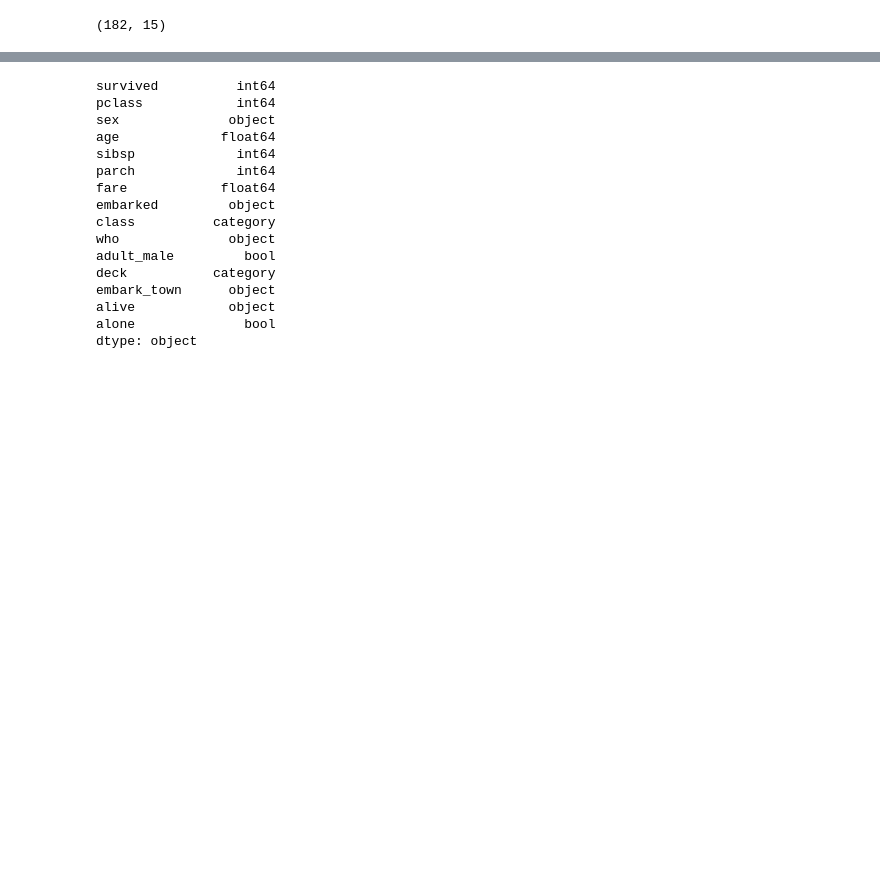
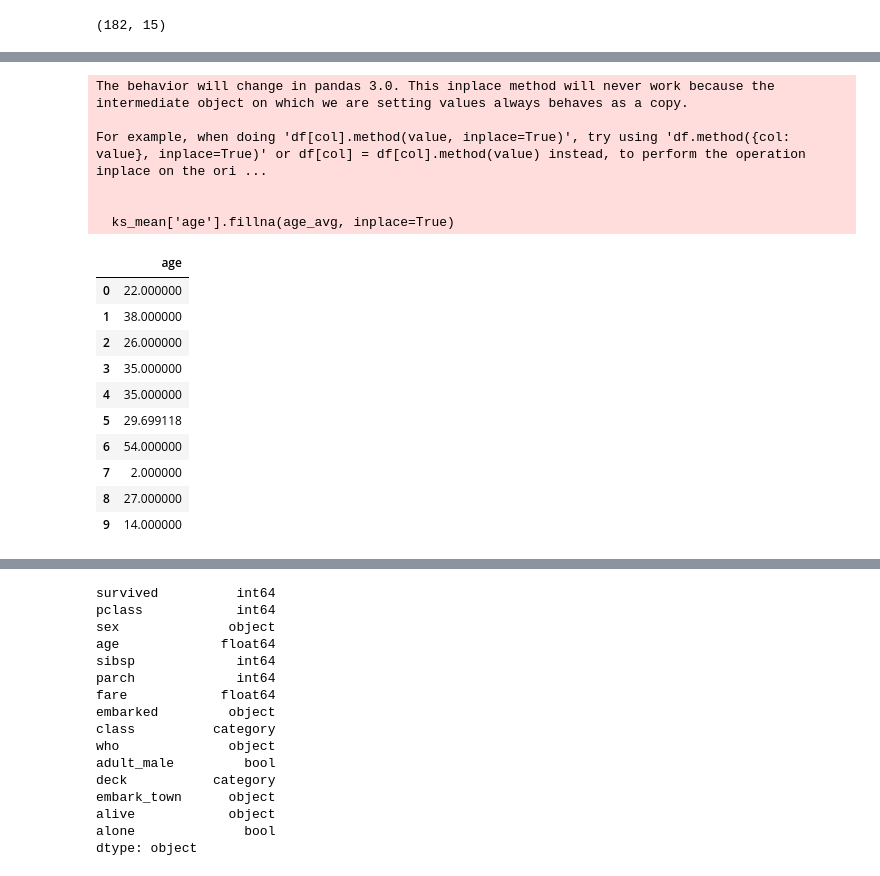
Before and after one commit to MAbdullah10/Data-Science-with-Python, a Jupyter notebook: 03 data analysis/03 data wrangling/datawrangling.ipynb, the cells around one changed output, grey strips where cells are left out. Saved outputs shown, nothing was run; the diff lists cells and outputs as text; code cells hidden in the pictures; blank space fills up the shorter version.

```diff
--- a/07 data wrangling/datawrangling.ipynb
+++ b/03 data analysis/03 data wrangling/datawrangling.ipynb
@@ -90,3 +140,6 @@ dtype: int64
 kashti.shape
 # %% [output]
 (182, 15)
+# %%
+ks_mean = sns.load_dataset("titanic")
+ks_mean.isnull().sum()
@@ -92,0 +177,23 @@ kashti.shape
+# %%
+ks_mean['age'] = pd.to_numeric(ks_mean['age'])
+age_avg = ks_mean['age'].mean()
+ks_mean['age'].fillna(age_avg, inplace=True)
+ks_mean[['age']].head(10)
+# %% [output]
+The behavior will change in pandas 3.0. This inplace method will never work because the intermediate object on which we are setting values always behaves as a copy.
+
+For example, when doing 'df[col].method(value, inplace=True)', try using 'df.method({col: value}, inplace=True)' or df[col] = df[col].method(value) instead, to perform the operation inplace on the ori ...
+
+
+  ks_mean['age'].fillna(age_avg, inplace=True)
+|  | age |
+| 0 | 22.000000 |
+| 1 | 38.000000 |
+| 2 | 26.000000 |
+| 3 | 35.000000 |
+| 4 | 35.000000 |
+| 5 | 29.699118 |
+| 6 | 54.000000 |
+| 7 | 2.000000 |
+| 8 | 27.000000 |
+| 9 | 14.000000 |
```
Also changed, not shown: parts of 31 cells of this notebook, 22 other files.
